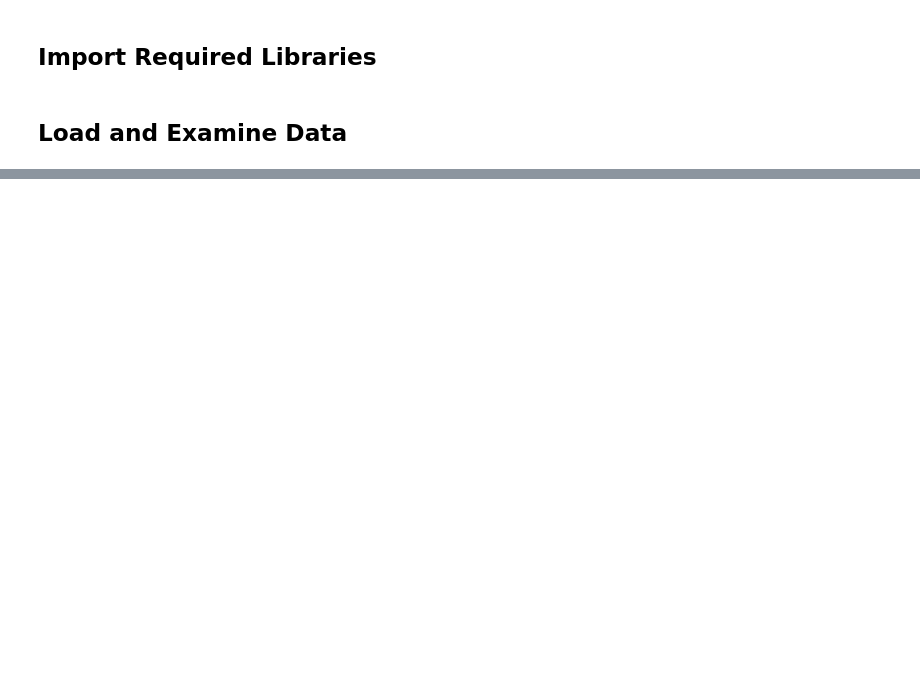
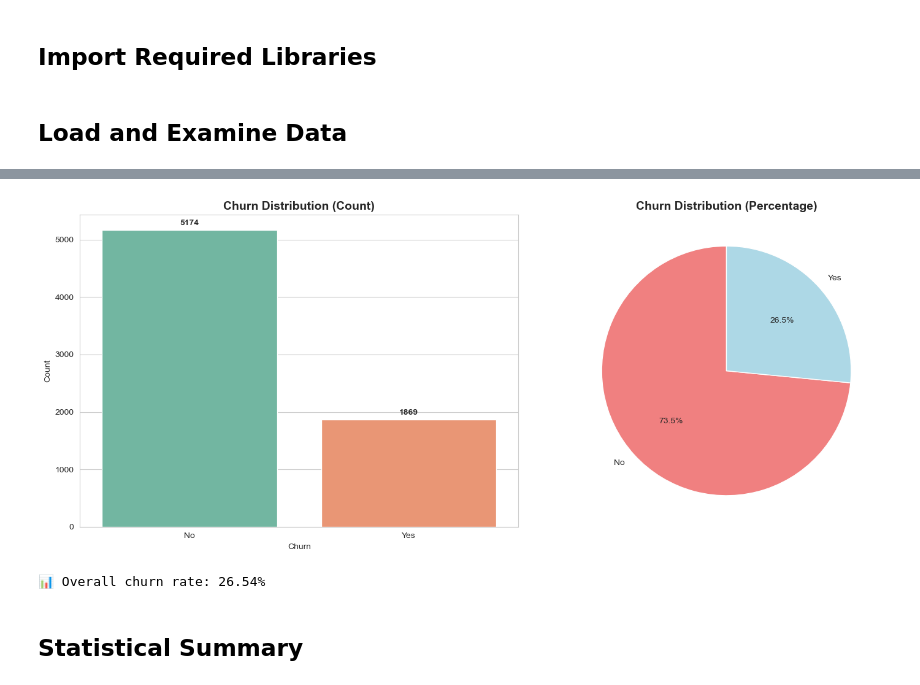
Before and after one commit to deaneeth/telco-churn-mlops-pipeline, a Jupyter notebook: notebooks/01_data_exploration.ipynb, the cells around one changed output, grey strips where cells are left out. Drawn from its saved outputs; the diff is of its cells as text; code cells hidden in the pictures; blank space fills up the shorter version.

```diff
--- a/notebooks/01_data_exploration.ipynb
+++ b/notebooks/01_data_exploration.ipynb
@@ -43,0 +185,15 @@ Creating sample structure for demonstration...
+# %%
+# Analyze target variable distribution
+print("🎯 Target Variable (Churn) Analysis:")
+
+# Churn distribution
+churn_counts = df['Churn'].value_counts()
+churn_percentage = df['Churn'].value_counts(normalize=True) * 100
+
+churn_summary = pd.DataFrame({
+    'Churn': churn_counts.index,
+    'Count': churn_counts.values,
+    'Percentage': churn_percentage.values
+})
+
+display(churn_summary)
@@ -43,0 +205,32 @@ Creating sample structure for demonstration...
+# %%
+# Create visualization
+fig, (ax1, ax2) = plt.subplots(1, 2, figsize=(15, 6))
+
+# Count plot
+sns.countplot(data=df, x='Churn', palette='Set2', ax=ax1)
+ax1.set_title('Churn Distribution (Count)', fontsize=14, fontweight='bold')
+ax1.set_xlabel('Churn')
+ax1.set_ylabel('Count')
+
+# Add count labels on bars
+for i, v in enumerate(churn_counts.values):
+    ax1.text(i, v + 50, str(v), ha='center', va='bottom', fontweight='bold')
+
+# Pie chart
+colors = ['lightcoral', 'lightblue']
+wedges, texts, autotexts = ax2.pie(churn_counts.values, labels=churn_counts.index,
+                                   autopct='%1.1f%%', colors=colors, startangle=90)
+ax2.set_title('Churn Distribution (Percentage)', fontsize=14, fontweight='bold')
+
+plt.tight_layout()
+plt.show()
+# %% [output]
+[figure, added]
+# %%
+# Calculate churn rate
+churn_rate = (df['Churn'] == 'Yes').mean() * 100
+print(f"📊 Overall churn rate: {churn_rate:.2f}%")
+# %% [output]
+📊 Overall churn rate: 26.54%
+# %% [markdown]
+## Statistical Summary
```
Also changed, not shown: parts of 24 cells of this notebook, 6 other files.
